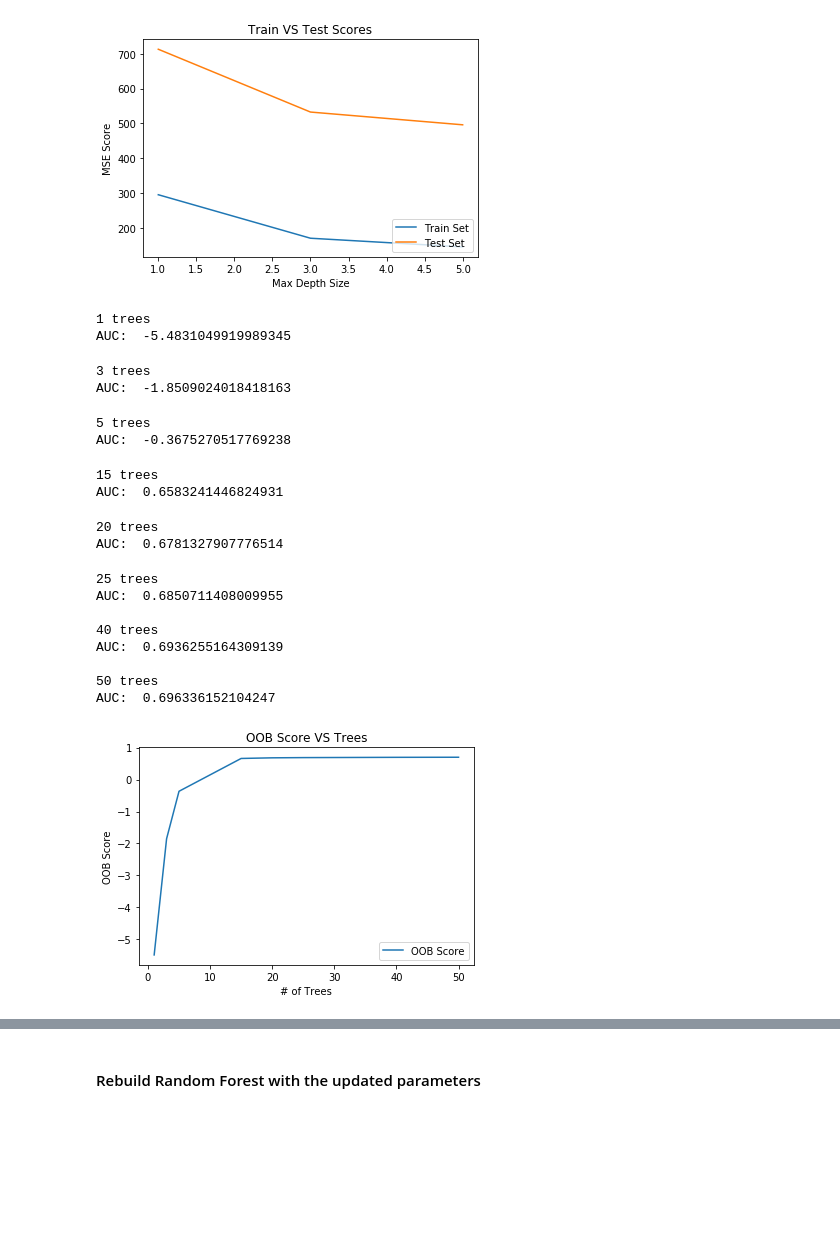
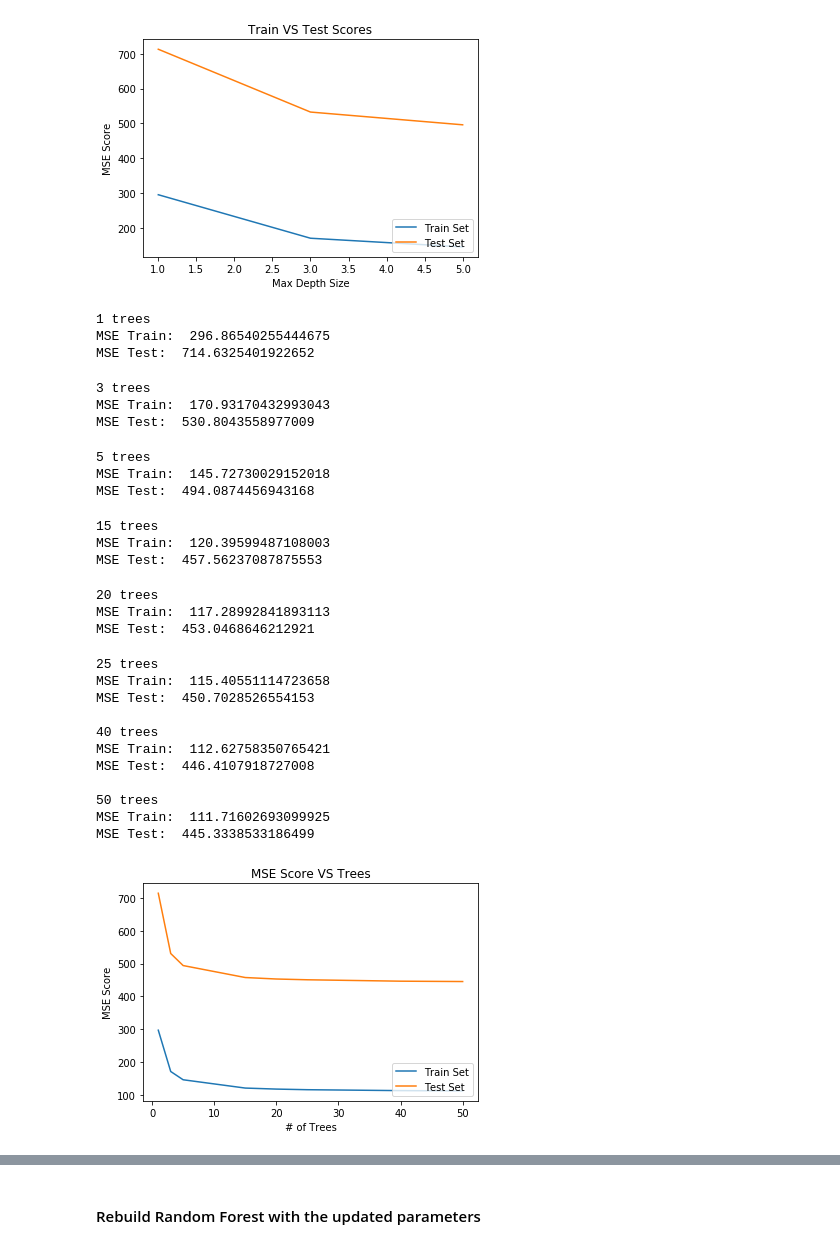
Before and after one commit to dsjoench/salarypredictionportfolio, a Jupyter notebook: Salary Prediction Portfolio .ipynb, the cells around one changed output, grey strips where cells are left out. Saved outputs shown, nothing was run; the diff lists cells and outputs as text; code cells hidden in the pictures; blank space fills up the shorter version.

```diff
--- a/Salary Prediction Portfolio .ipynb
+++ b/Salary Prediction Portfolio .ipynb
@@ -444,43 +472,59 @@ MSE Test:  496.0880834780514
 [figure]
 # %%
 results = []
+results2 = []
 n_estimator_options = [1, 3, 5, 15, 20, 25, 40, 50]
 
 for trees in n_estimator_options:
     model = RandomForestRegressor(trees, oob_score=True, random_state=42)
-    #model.fit(X, y)
     model.fit(X_train, y_train)
+    pred = model.predict(X_train)
+    pred2 = model.predict(X_test)
+    mse1 = mean_squared_error(y_train, pred)
+    mse2 = mean_squared_error(y_test, pred2)
+
     print(trees, 'trees')
-    AUC = model.oob_score_
-    print('AUC: ', AUC)
-    results.append(AUC)
+    print('MSE Train: ', mse1)
+    print('MSE Test: ', mse2)
+
+    results.append(mse1)
+    results2.append(mse2)
     print (" ")
 
-plt.plot(n_estimator_options, results, label='OOB Score')
+plt.plot(n_estimator_options, results, label='Train Set')
+plt.plot(n_estimator_options, results2, label='Test Set')
 plt.xlabel('# of Trees')
-plt.ylabel('OOB Score')
-plt.title('OOB Score VS Trees')
+plt.ylabel('MSE Score')
+plt.title('MSE Score VS Trees')
 plt.legend(loc="lower right")
 plt.show()
 # %% [output]
 1 trees
-AUC:  -5.4831049919989345
+MSE Train:  296.86540255444675
+MSE Test:  714.6325401922652
 3 trees
-AUC:  -1.8509024018418163
+MSE Train:  170.93170432993043
+MSE Test:  530.8043558977009
 5 trees
-AUC:  -0.3675270517769238
+MSE Train:  145.72730029152018
+MSE Test:  494.0874456943168
 15 trees
-AUC:  0.6583241446824931
+MSE Train:  120.39599487108003
+MSE Test:  457.56237087875553
 20 trees
-AUC:  0.6781327907776514
+MSE Train:  117.28992841893113
+MSE Test:  453.0468646212921
 25 trees
-AUC:  0.6850711408009955
+MSE Train:  115.40551114723658
+MSE Test:  450.7028526554153
 
 40 trees
-AUC:  0.6936255164309139
+MSE Train:  112.62758350765421
+MSE Test:  446.4107918727008
 
 50 trees
-AUC:  0.696336152104247
+MSE Train:  111.71602693099925
+MSE Test:  445.3338533186499
-[figure, old version]
+[figure, new version]
 # %%
 results_min_samples = []
```
Also changed, not shown: parts of 4 cells of this notebook.
